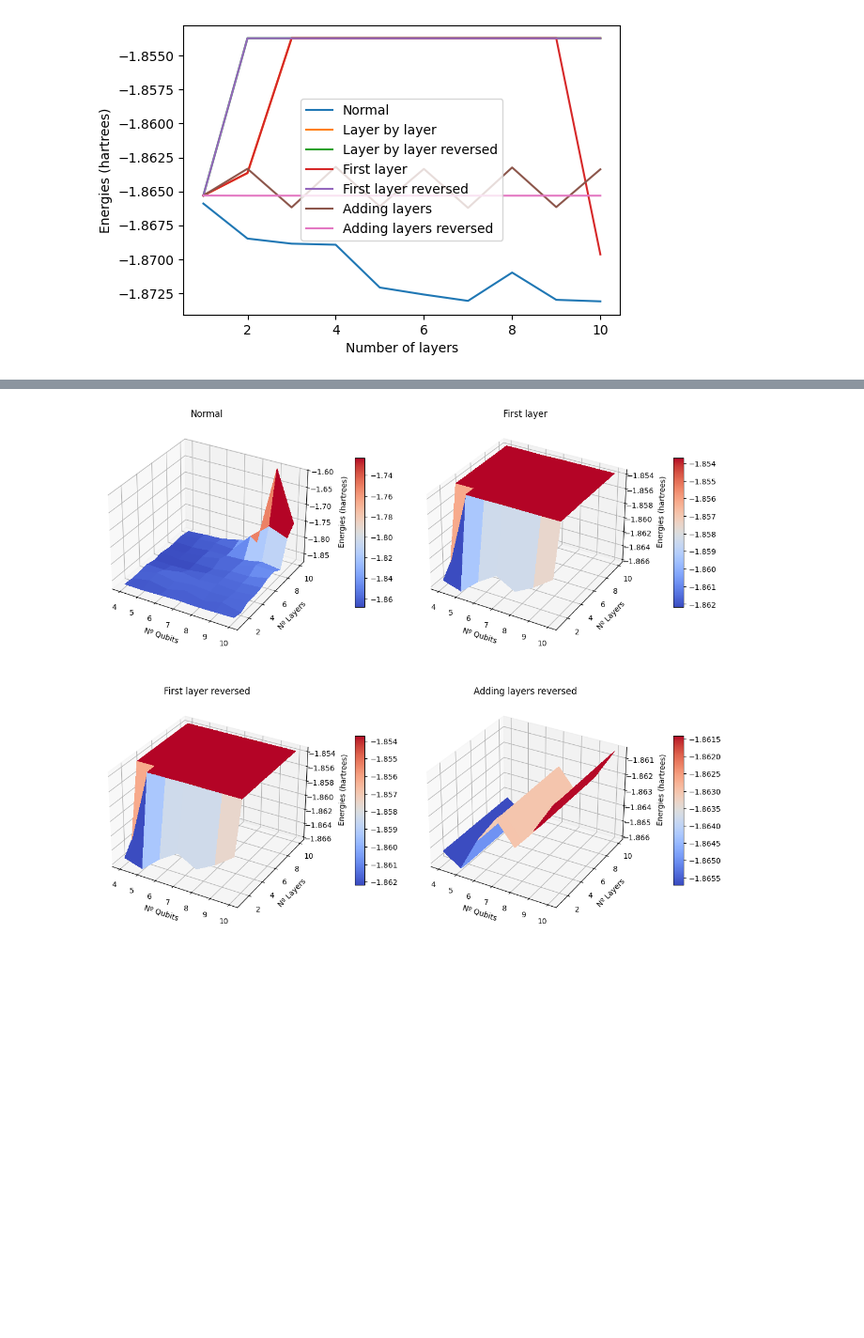
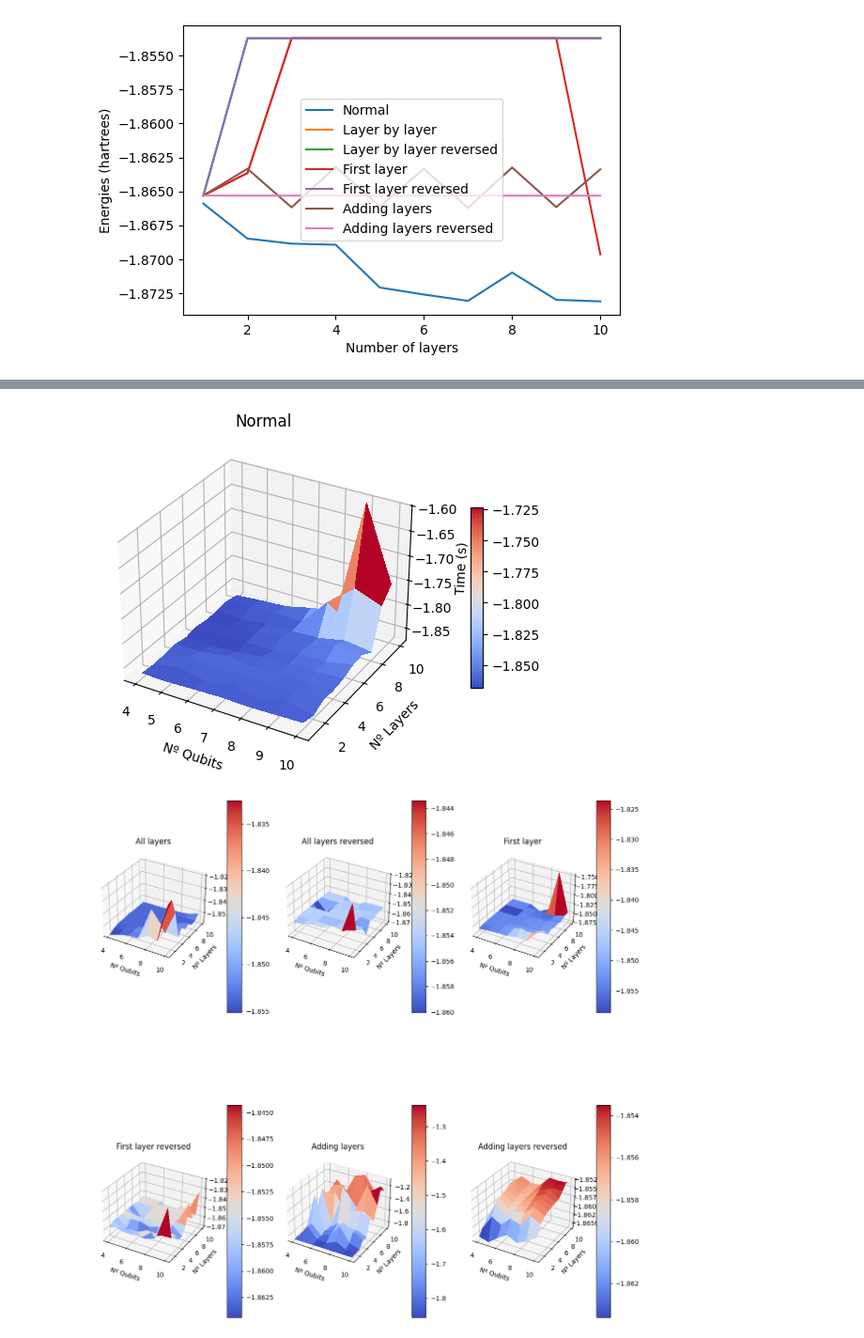
Before and after one commit to JLSM02/QML-Avoiding-BP, a Jupyter notebook: notebooks/VQE/BP_mitigation/layer_training.ipynb, the cells around one changed output, grey strips where cells are left out. Shown at 94% size. Saved outputs shown, nothing was run; the diff lists cells and outputs as text; code cells hidden in the pictures; blank space fills up the shorter version.

```diff
--- a/notebooks/VQE/BP_mitigation/layer_training.ipynb
+++ b/notebooks/VQE/BP_mitigation/layer_training.ipynb
@@ -267,18 +266,31 @@ X_vals = range(4, 11)
 Y_vals = range(1, 11)
 X, Y = np.meshgrid(X_vals, Y_vals)
 
-fig = plt.figure(figsize=(12, 11))
-for k in range(4):
+fig = plt.figure(figsize=(6, 5))
+Z = np.zeros((len(Y_vals), len(X_vals)))
+for i in range(len(X_vals)):
+    for j in range(len(Y_vals)):
+        Z[j,i] = res_var_qubit_layer_normal[i]["iters"][j]
+ax = fig.add_subplot(1, 1, 1, projection='3d')
+surf = ax.plot_surface(X, Y, Z, cmap=cm.coolwarm, linewidth=0, antialiased=False)
+ax.set_title(f"Normal")
+ax.set_xlabel("Nº Qubits")
+ax.set_ylabel("Nº Layers")
+ax.set_zlabel("Time (s)")
+fig.colorbar(surf, ax=ax, shrink=0.5, aspect=15, pad=0.1)
+
+fig = plt.figure(figsize=(12, 16))
+for k in range(len(res_var_qubit_layer)):
     Z = np.zeros((len(Y_vals), len(X_vals)))
     for i in range(len(X_vals)):
         for j in range(len(Y_vals)):
             Z[j,i] = res_var_qubit_layer[k][i]["iters"][j]
-    ax = fig.add_subplot(2, 2, k + 1, projection='3d')
+    ax = fig.add_subplot(2, 3, k + 1, projection='3d')
     surf = ax.plot_surface(X, Y, Z, cmap=cm.coolwarm, linewidth=0, antialiased=False)
     ax.set_title(f"{titles[k]}")
     ax.set_xlabel("Nº Qubits")
     ax.set_ylabel("Nº Layers")
-    ax.set_zlabel("Iterations")
+    ax.set_zlabel("Time (s)")
     fig.colorbar(surf, ax=ax, shrink=0.5, aspect=15, pad=0.1)
 
 plt.tight_layout()
@@ -288,23 +301,37 @@ plt.show()
 # %%
 X_vals = range(4, 11)
 Y_vals = range(1, 11)
 X, Y = np.meshgrid(X_vals, Y_vals)
 
-fig = plt.figure(figsize=(12, 11))
-for k in range(4):
+fig = plt.figure(figsize=(6, 5))
+Z = np.zeros((len(Y_vals), len(X_vals)))
+for i in range(len(X_vals)):
+    for j in range(len(Y_vals)):
+        Z[j,i] = res_var_qubit_layer_normal[i]["energies"][j]
+ax = fig.add_subplot(1, 1, 1, projection='3d')
+surf = ax.plot_surface(X, Y, Z, cmap=cm.coolwarm, linewidth=0, antialiased=False)
+ax.set_title(f"Normal")
+ax.set_xlabel("Nº Qubits")
+ax.set_ylabel("Nº Layers")
+ax.set_zlabel("Time (s)")
+fig.colorbar(surf, ax=ax, shrink=0.5, aspect=15, pad=0.1)
+
+fig = plt.figure(figsize=(12, 16))
+for k in range(len(res_var_qubit_layer)):
     Z = np.zeros((len(Y_vals), len(X_vals)))
     for i in range(len(X_vals)):
         for j in range(len(Y_vals)):
             Z[j,i] = res_var_qubit_layer[k][i]["energies"][j]
-    ax = fig.add_subplot(2, 2, k + 1, projection='3d')
+    ax = fig.add_subplot(2, 3, k + 1, projection='3d')
     surf = ax.plot_surface(X, Y, Z, cmap=cm.coolwarm, linewidth=0, antialiased=False)
     ax.set_title(f"{titles[k]}")
     ax.set_xlabel("Nº Qubits")
     ax.set_ylabel("Nº Layers")
-    ax.set_zlabel("Energies (hartrees)", labelpad=10)
-    fig.colorbar(surf, ax=ax, shrink=0.5, aspect=15, pad=0.12)
+    ax.set_zlabel("Time (s)")
+    fig.colorbar(surf, ax=ax, shrink=0.5, aspect=15, pad=0.1)
 
 plt.tight_layout()
 plt.show()
 # %% [output]
-[figure, old version]
+[figure, new version]
+[figure, added]
```
Also changed, not shown: parts of 3 cells of this notebook, 3 other files.
